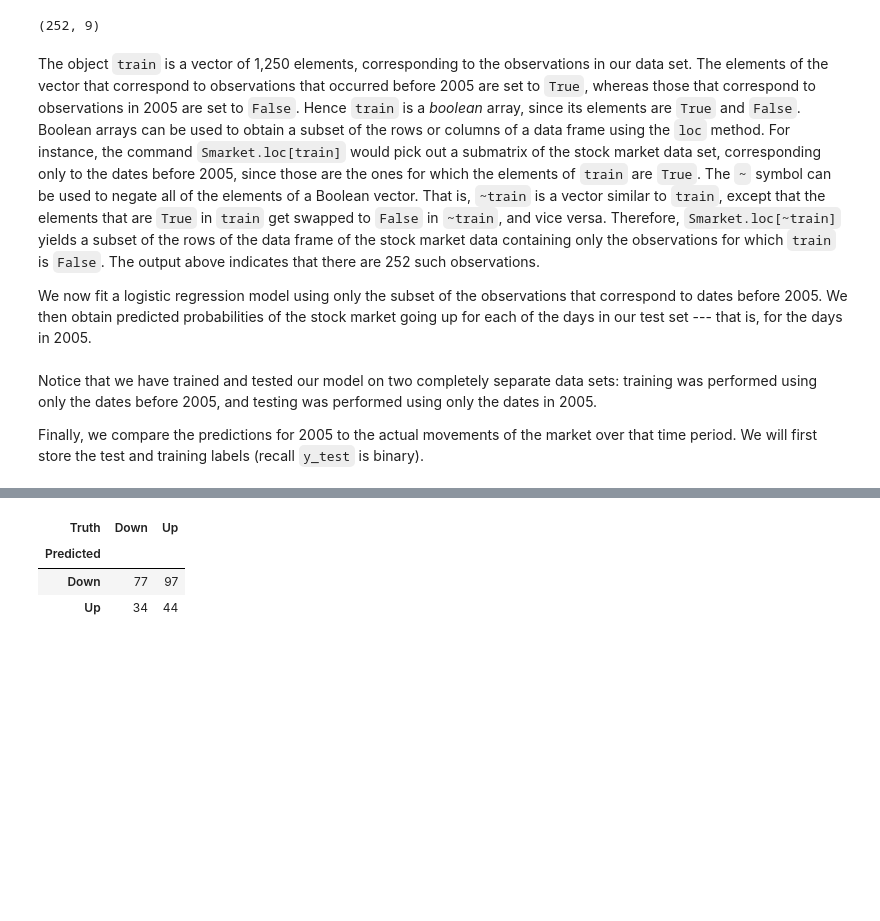
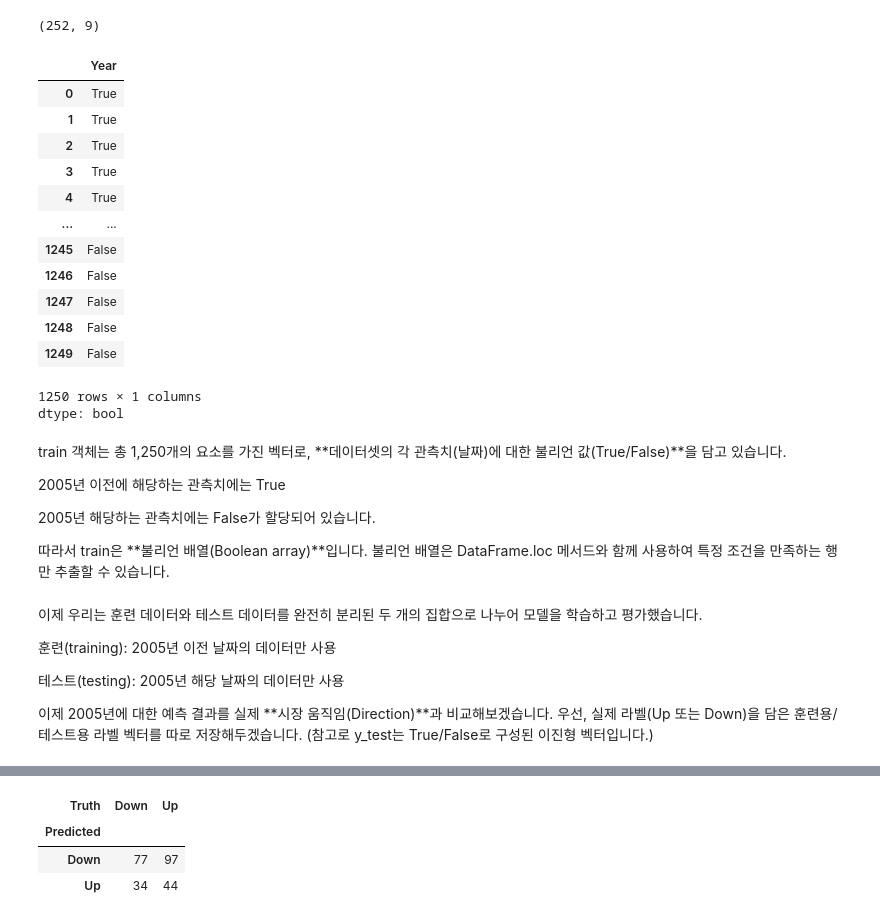
Before and after one commit to KO0HO/DataMining, a Jupyter notebook: Ch04-classification-lab.ipynb, the cells around one changed output, grey strips where cells are left out. Cells and saved outputs as stored; diff of their text form; code cells hidden in the pictures; blank space fills up the shorter version.

```diff
--- a/Ch04-classification-lab.ipynb
+++ b/Ch04-classification-lab.ipynb
@@ -241,31 +278,31 @@ Smarket_test = Smarket.loc[~train]
 Smarket_test.shape
 # %% [output]
 (252, 9)
+# %%
+train
+# %% [output]
+|  | Year |
+| 0 | True |
+| 1 | True |
+| 2 | True |
+| 3 | True |
+| 4 | True |
+| ... | ... |
+| 1245 | False |
+| 1246 | False |
+| 1247 | False |
+| 1248 | False |
+| 1249 | False |
+1250 rows × 1 columns
+dtype: bool
 # %% [markdown]
-The object `train` is a vector of 1,250 elements, corresponding
-to the observations in our data set. The elements of the vector that
-correspond to observations that occurred before 2005 are set to
-`True`, whereas those that correspond to observations in 2005 are
-set to `False`.  Hence `train` is a
-*boolean*   array, since its
-elements are `True` and `False`.  Boolean arrays can be used
-to obtain a subset of the rows or columns of a data frame
-using the `loc` method. For instance,
-the command `Smarket.loc[train]` would pick out a submatrix of the
-stock market data set, corresponding only to the dates before 2005,
-since those are the ones for which the elements of `train` are
-`True`.  The `~` symbol can be used to negate all of the
-elements of a Boolean vector. That is, `~train` is a vector
-similar to `train`, except that the elements that are `True`
-in `train` get swapped to `False` in `~train`, and vice versa.
-Therefore, `Smarket.loc[~train]` yields a
-subset of the rows of the data frame
-of the stock market data containing only the observations for which
-`train` is `False`.
-The output above indicates that there are 252 such
-observations.
+train 객체는 총 1,250개의 요소를 가진 벡터로,
+**데이터셋의 각 관측치(날짜)에 대한 불리언 값(True/False)**을 담고 있습니다.
 
-We now fit a logistic regression model using only the subset of the
-observations that correspond to dates before 2005. We then obtain predicted probabilities of the
-stock market going up for each of the days in our test set --- that is,
-for the days in 2005.
+2005년 이전에 해당하는 관측치에는 True
+
+2005년 해당하는 관측치에는 False가 할당되어 있습니다.
+
+따라서 train은 **불리언 배열(Boolean array)**입니다.
+불리언 배열은 DataFrame.loc 메서드와 함께 사용하여
+특정 조건을 만족하는 행만 추출할 수 있습니다.
@@ -280,11 +327,14 @@ probs = results.predict(exog=X_test)
 # %% [markdown]
-Notice that we have trained and tested our model on two completely
-separate data sets: training was performed using only the dates before
-2005, and testing was performed using only the dates in 2005.
+이제 우리는 훈련 데이터와 테스트 데이터를
+완전히 분리된 두 개의 집합으로 나누어 모델을 학습하고 평가했습니다.
 
-Finally, we compare the predictions for 2005 to the
-actual movements of the market over that time period.
-We will first store the test and training labels (recall `y_test` is binary).
+훈련(training): 2005년 이전 날짜의 데이터만 사용
+
+테스트(testing): 2005년 해당 날짜의 데이터만 사용
+
+이제 2005년에 대한 예측 결과를 실제 **시장 움직임(Direction)**과 비교해보겠습니다.
+우선, 실제 라벨(Up 또는 Down)을 담은 훈련용/테스트용 라벨 벡터를 따로 저장해두겠습니다.
+(참고로 y_test는 True/False로 구성된 이진형 벡터입니다.)
 # %%
 D = Smarket.Direction
 L_train, L_test = D.loc[train], D.loc[~train]
```
Also changed, not shown: parts of 111 cells of this notebook.
